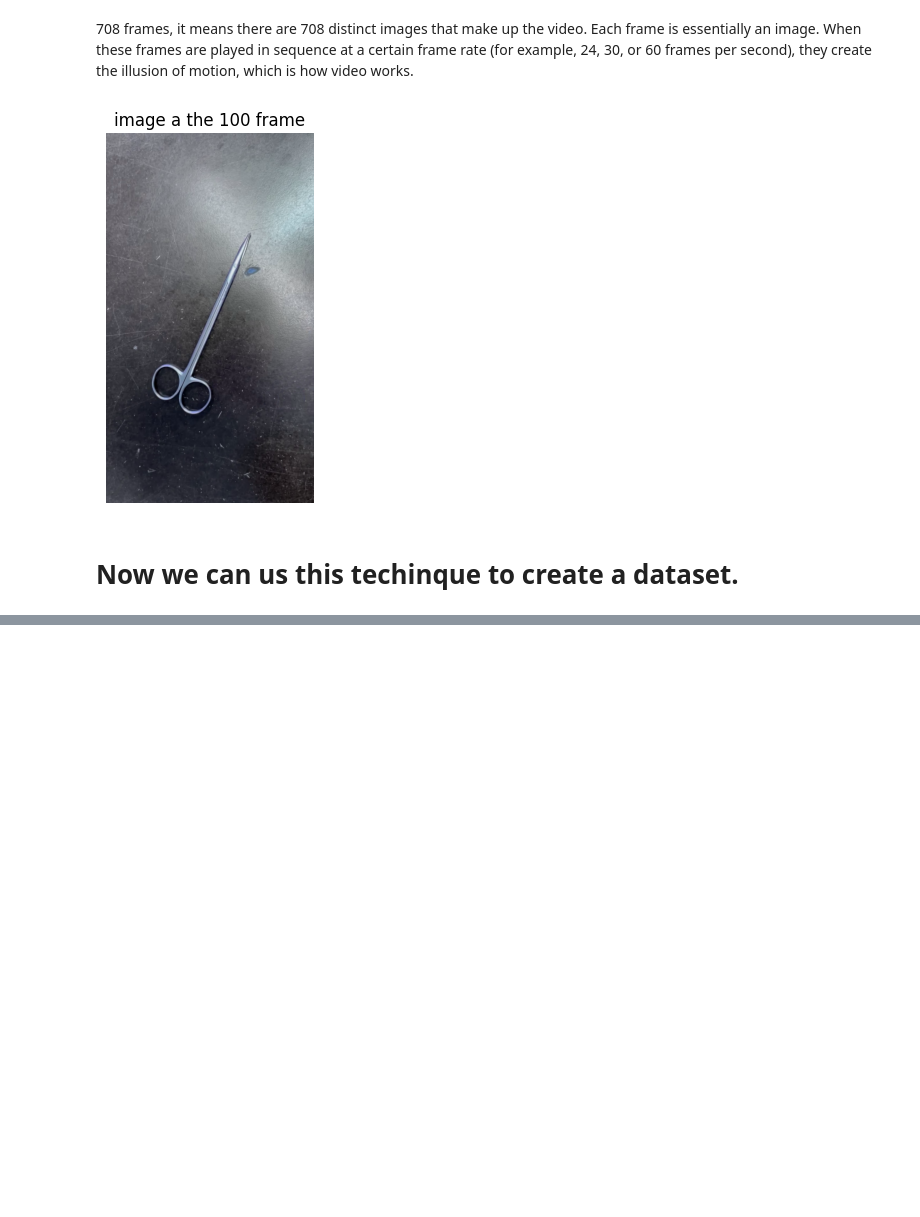
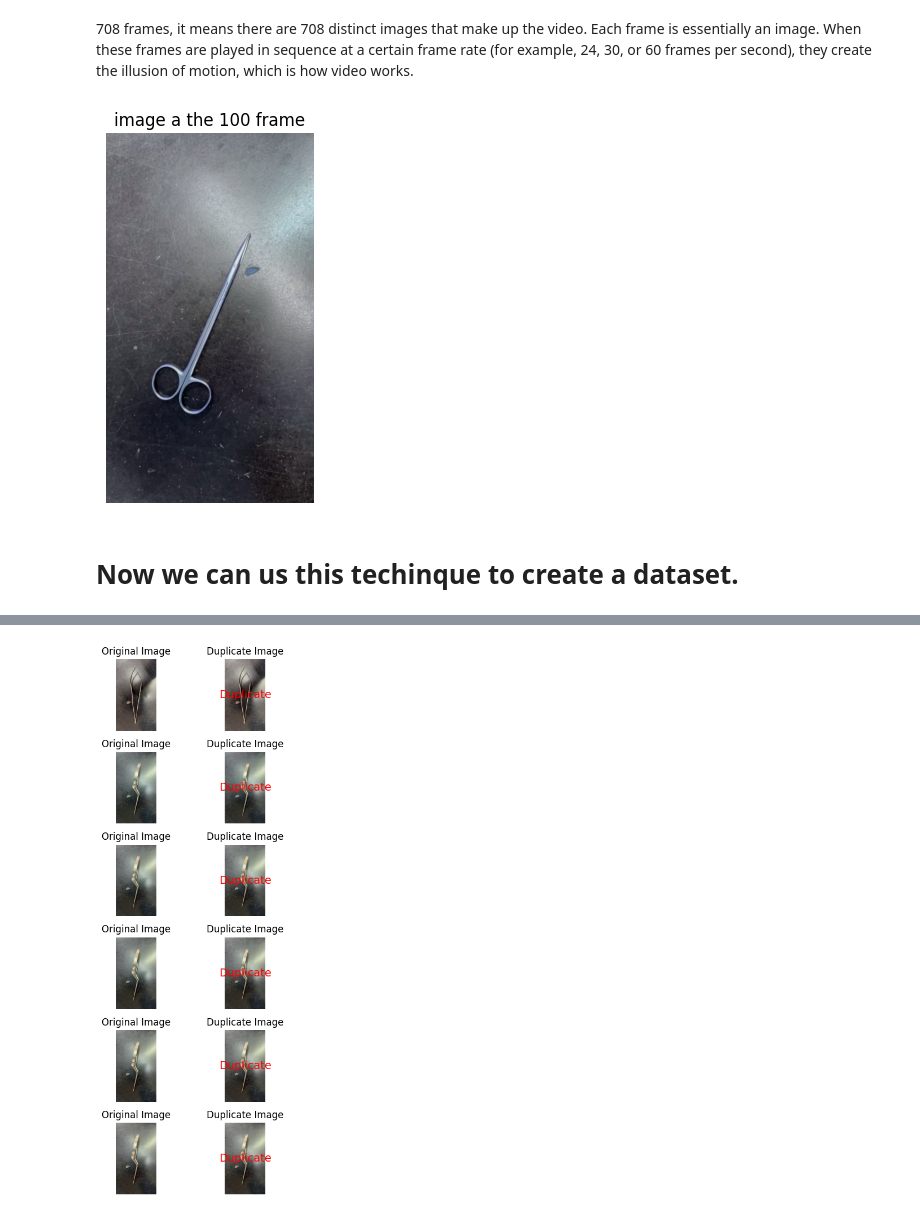
Before and after one commit to PiWebswiss/surgical-classification, a Jupyter notebook: get-data.ipynb, the cells around one changed output, grey strips where cells are left out. Drawn from its saved outputs; the diff is of its cells as text; code cells hidden in the pictures; blank space fills up the shorter version.

```diff
--- a/get-data.ipynb
+++ b/get-data.ipynb
@@ -94,0 +323,43 @@ def video_to_image(path, frame_number= format=".jpg"):
+# %%
+# Define a function to open a image
+def open_img(path):
+    with Image.open(path) as img:
+        return np.array(img)
+
+
+# Visualize the duplicate image pairs
+number_of_image_to_display = 6
+
+# Create a figure with two subplots
+fig, axes = plt.subplots(number_of_image_to_display, 2, figsize=(5, 10))
+
+
+for i, (duplicate_path, img_path) in enumerate(zip(duplicated_image[:number_of_image_to_display], original_image[:number_of_image_to_display])):
+
+    # Open the image
+    original_img = open_img(img_path)
+    duplicate_img = open_img(duplicate_path)
+
+    axes[i, 0].imshow(original_img)
+    axes[i, 0].set_title("Original Image")
+    axes[i, 0].axis("off")
+
+    axes[i, 1].imshow(duplicate_img)
+    axes[i, 1].set_title("Duplicate Image")
+    axes[i, 1].axis("off")
+
+    # Add a text label to indicate the duplicate relationship
+    axes[i, 1].text(
+        0.5, 0.5, "Duplicate",
+        horizontalalignment="center",
+        verticalalignment="center",
+        transform=axes[i, 1].transAxes,
+        fontsize=14,
+        color="red",
+    )
+
+# Show the figure
+plt.tight_layout()
+plt.show()
+# %% [output]
+[figure, added]
```
Also changed, not shown: parts of 17 cells of this notebook, 1 other file.
